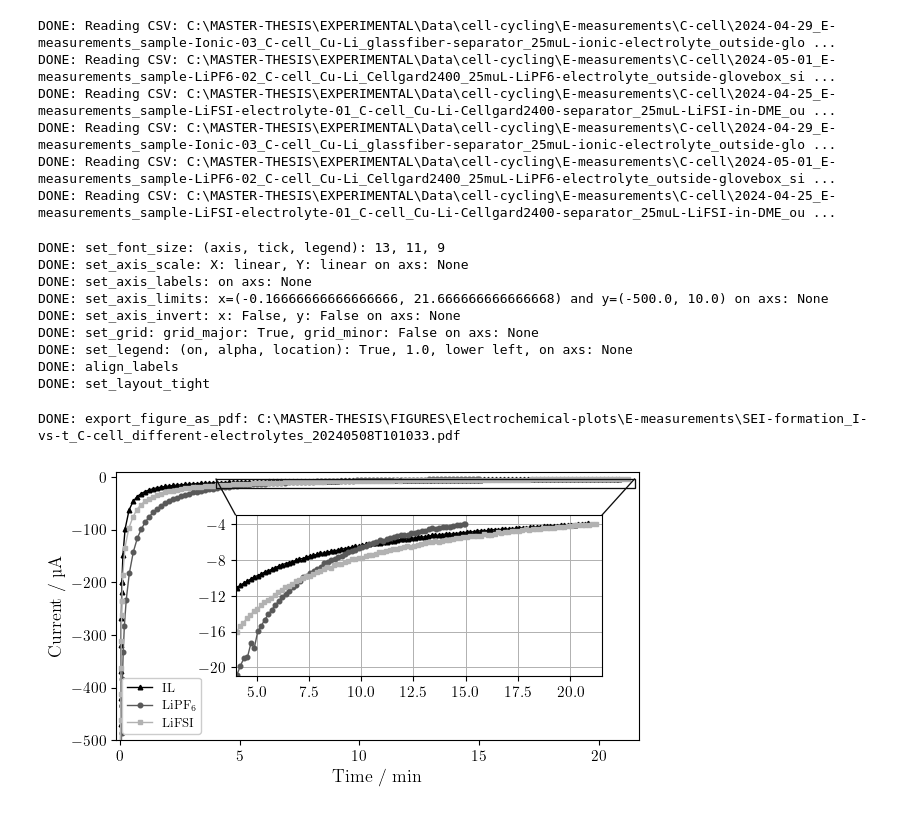
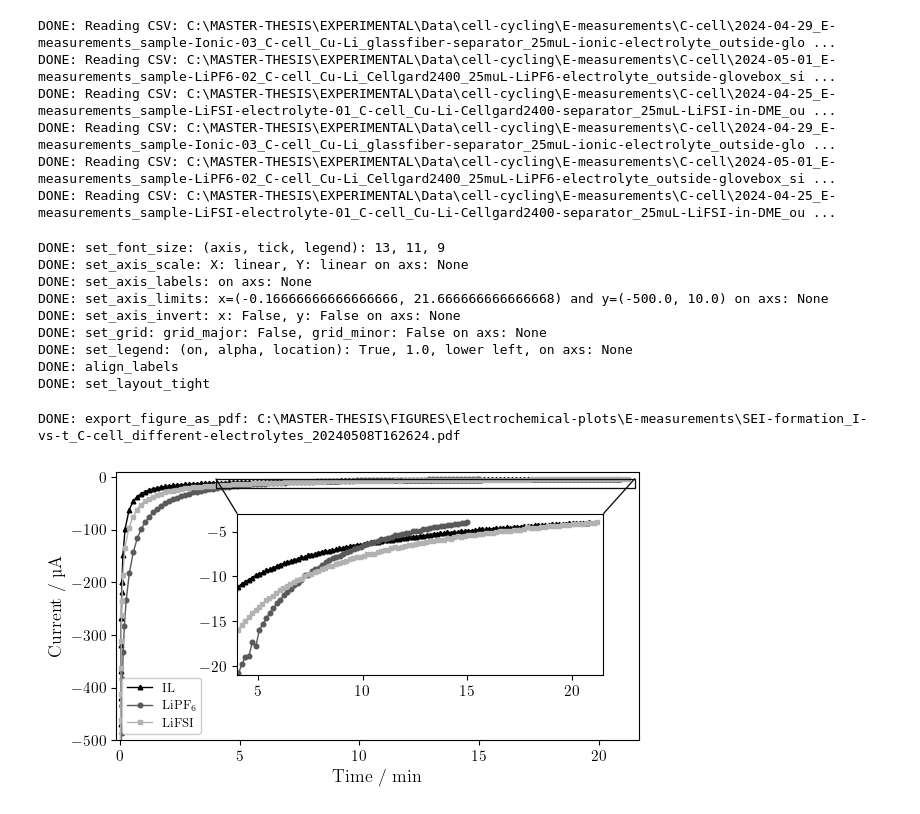
Before and after one commit to GottfridOlsson/MASTER-THESIS, a Jupyter notebook: EXPERIMENTAL/Python-scripts/Electrochemical-plots.ipynb, the cells around one changed output. Cells and saved outputs as stored; diff of their text form; code cells hidden in the pictures.

```diff
--- a/EXPERIMENTAL/Python-scripts/Electrochemical-plots.ipynb
+++ b/EXPERIMENTAL/Python-scripts/Electrochemical-plots.ipynb
@@ -695,38 +695,39 @@ ax_inset.set_ylim(ymin_inset, ymax_inset)
 
 
 # Settings for each axis (axs)
 f.set_font_size(axis=font_size_axis, tick=font_size_tick, legend=font_size_legend)
 f.set_axis_scale(   axs, xScale_string='linear', yScale_string='linear')
 f.set_axis_labels(  axs, x_label='Time / min', y_label='Current / \\textmu A')
 f.set_axis_limits(  axs, xmin=-10/time_divider, xmax=1300/time_divider, ymin=-0.5*current_multiplier, ymax=0.01*current_multiplier)
 f.set_axis_invert(  axs, x_invert=False, y_invert=False)
 #f.set_grid(         axs, grid_major_on=grid_major, grid_major_linewidth=0.7, grid_minor_on=grid_minor, grid_minor_linewidth=0.3) # set_grid must be after set_axis_scale for some reason (at least with 'log')
-f.set_grid(         ax_inset, grid_major_on=True, grid_major_linewidth=0.7, grid_minor_on=grid_minor, grid_minor_linewidth=0.3) # set_grid must be after set_axis_scale for some reason (at least with 'log')
+f.set_grid(         ax_inset, grid_major_on=False, grid_major_linewidth=0.7, grid_minor_on=grid_minor, grid_minor_linewidth=0.3) # set_grid must be after set_axis_scale for some reason (at least with 'log')
 f.set_legend(       axs, legend_on=legend_on, alpha=1.0, location='lower left')
 
 f.align_labels(fig)
 f.set_layout_tight(fig)
 
 mark_inset(axs, ax_inset, loc1=2, loc2=1, facecolor="none", edgecolor="0.05", linewidth=0.95, zorder=100)
 axs.xaxis.set_major_locator(plticker.MultipleLocator(base=5))# this locator puts ticks at regular intervals determined by base
-ax_inset.yaxis.set_major_locator(plticker.MultipleLocator(base=4))# this locator puts ticks at regular intervals determined by base
+ax_inset.yaxis.set_major_locator(plticker.MultipleLocator(base=5))# this locator puts ticks at regular intervals determined by base
+ax_inset.xaxis.set_major_locator(plticker.MultipleLocator(base=5))# this locator puts ticks at regular intervals determined by base
 
 PDF_path_SEI_formation_different_electrolytes = electrochemical_figures_export_root_path + 'E-measurements\\SEI-formation_I-vs-t_C-cell_different-electrolytes_' + get_current_date_and_time_as_ISO8601_string() + '.pdf'
 f.export_figure_as_pdf(PDF_path_SEI_formation_different_electrolytes)
 
 plt.show()
 # %% [output]
 DONE: set_font_size: (axis, tick, legend): 13, 11, 9
 DONE: set_axis_scale: X: linear, Y: linear on axs: None
 DONE: set_axis_labels: on axs: None
 DONE: set_axis_limits: x=(-0.16666666666666666, 21.666666666666668) and y=(-500.0, 10.0) on axs: None
 DONE: set_axis_invert: x: False, y: False on axs: None
-DONE: set_grid: grid_major: True, grid_minor: False on axs: None
+DONE: set_grid: grid_major: False, grid_minor: False on axs: None
 DONE: set_legend: (on, alpha, location): True, 1.0, lower left, on axs: None
 DONE: align_labels
 DONE: set_layout_tight
-DONE: export_figure_as_pdf: C:\MASTER-THESIS\FIGURES\Electrochemical-plots\E-measurements\SEI-formation_I-vs-t_C-cell_different-electrolytes_20240508T101033.pdf
+DONE: export_figure_as_pdf: C:\MASTER-THESIS\FIGURES\Electrochemical-plots\E-measurements\SEI-formation_I-vs-t_C-cell_different-electrolytes_20240508T162624.pdf
-[figure, old version]
+[figure, new version]
 # %%
 # PLOT: plot V vs. C for different electrolytes #
 
```
Also changed, not shown: parts of 5 cells of this notebook.
